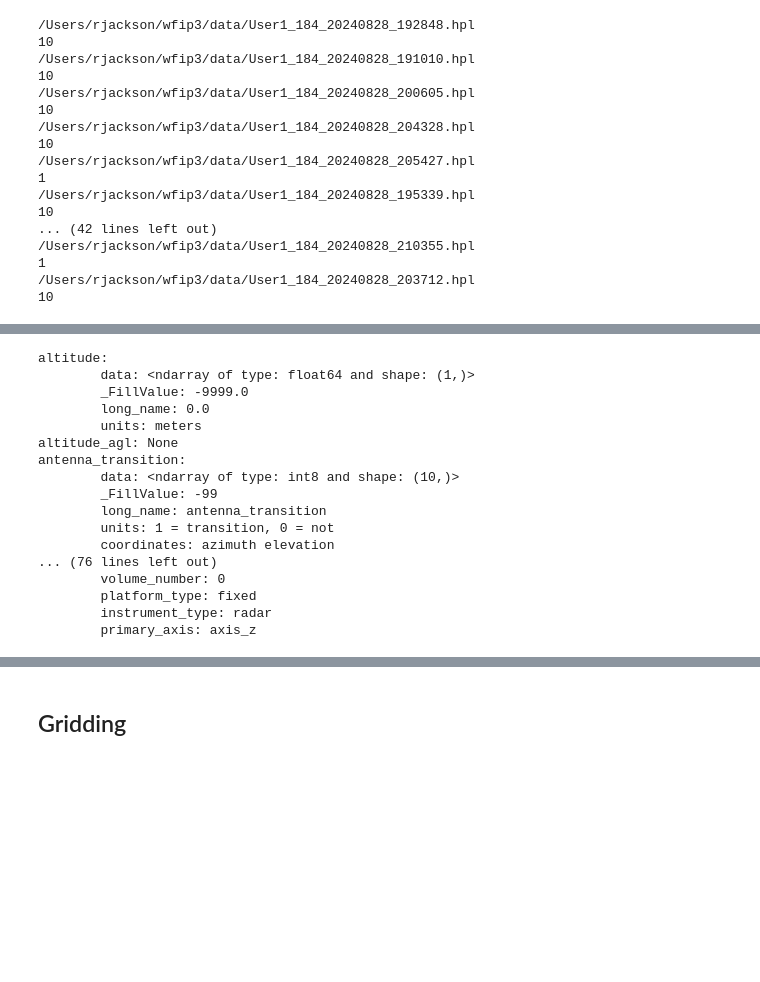
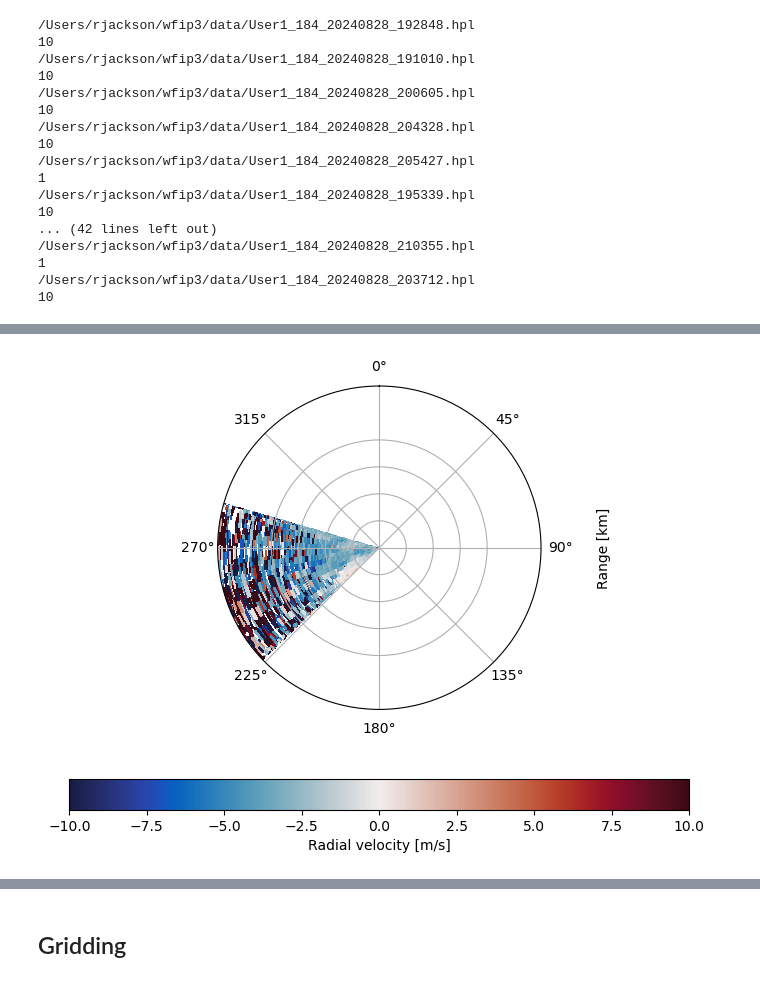
Before and after one commit to rcjackson/wfip3, a Jupyter notebook: notebooks/TraditionalVAD-3DVAR.ipynb, the cells around one changed output, grey strips where cells are left out. Cells and saved outputs as stored; diff of their text form; code cells hidden in the pictures; blank space fills up the shorter version.

```diff
--- a/notebooks/TraditionalVAD-3DVAR.ipynb
+++ b/notebooks/TraditionalVAD-3DVAR.ipynb
@@ -200,6 +202,6 @@ for i in file_list:
 /Users/rjackson/wfip3/data/User1_184_20240828_203712.hpl
 10
 # %%
-file_list = sorted(glob.glob('/Users/rjackson/wfip3/data/User1_184_*.nc'))
+file_list = sorted(glob.glob('/Users/rjackson/wfip3/data_wref/netcdf/20250721/*.nc'))
 file_list
 # %% [output]
@@ -223,23 +225,47 @@ file_list
 # %%
-#dataset.to_netcdf('temp.nc')
-fname = '/Users/rjackson/wfip3/data/User1_184_20240828_205427.hpl.nc'
-radar = pyart.io.read(fname)
-radar.info()
+dataset = xr.open_dataset(file_list[12])
+def plot_rhi(dataset):
+    fig = plt.figure(figsize=(8, 6))
+    ax = plt.axes(projection='polar')
+    dataset = dataset.where(dataset['intensity'] > 1.01)
+    azi = np.deg2rad(dataset['azimuth'])
+    el = np.deg2rad(dataset['elevation'])
+    rng = dataset['range']
+    x, y = np.meshgrid(el, rng/1000, indexing='ij')
+    c = ax.pcolormesh(x, y, dataset['radial_velocity'], cmap='balance', vmin=-10, vmax=10)
+    plt.colorbar(c, ax=ax, label='Radial velocity [m/s]', location='bottom')
+    ax.set_rlim([0, 3])
+    ax.set_rticks([0, .500, 1.000, 1.500, 2.000])
+    ax.set_thetalim([np.deg2rad(0), np.deg2rad(90)])
+    ax.set_theta_zero_location("E")
+    ax.set_ylabel('Range [km]', labelpad=40)
+    ax.yaxis.set_label_position("right")
+    ax.yaxis.tick_right()
+    return fig
+
+def plot_ppi(dataset):
+    fig = plt.figure(figsize=(8, 6))
+    ax = plt.axes(projection='polar')
+    dataset = dataset.where(dataset['intensity'] > 1.01)
+    azi = np.deg2rad(dataset['azimuth'])
+    el = np.deg2rad(dataset['elevation'])
+    rng = dataset['range']
+    x, y = np.meshgrid(azi, rng/1000, indexing='ij')
+    c = ax.pcolormesh(x, y, dataset['radial_velocity'], cmap='balance', vmin=-10, vmax=10)
+    plt.colorbar(c, ax=ax, label='Radial velocity [m/s]', location='bottom')
+    ax.set_rlim([0, 3])
+    ax.set_thetalim([np.deg2rad(0), np.deg2rad(360)])
+    ax.set_theta_direction(-1)
+    ax.set_theta_zero_location("N")
+    ax.set_rticks([0, .500, 1.000, 1.500, 2.000])
+    ax.set_ylabel('Range [km]', labelpad=40)
+    ax.yaxis.set_label_position("right")
+    ax.yaxis.tick_right()
+    return fig
+
+if not np.all(np.deg2rad(dataset['elevation']) < 20):
+    plot_rhi(dataset)
+else:
+    plot_ppi(dataset)
 # %% [output]
-altitude:
-        data: <ndarray of type: float64 and shape: (1,)>
-        _FillValue: -9999.0
-        long_name: 0.0
-        units: meters
-altitude_agl: None
-antenna_transition:
-        data: <ndarray of type: int8 and shape: (10,)>
-        _FillValue: -99
-        long_name: antenna_transition
-        units: 1 = transition, 0 = not
-        coordinates: azimuth elevation
-... (76 lines left out)
-        volume_number: 0
-        platform_type: fixed
-        instrument_type: radar
-        primary_axis: axis_z
+[figure, added]
```
Also changed, not shown: parts of 8 cells of this notebook, 14 other files.
